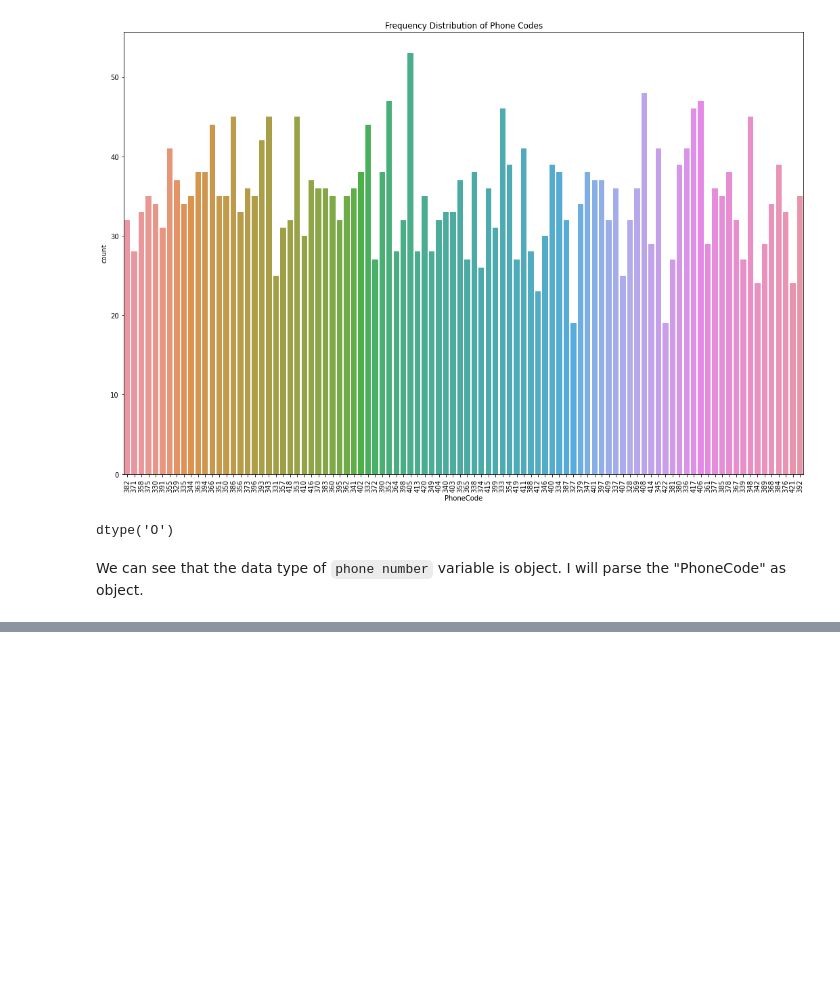
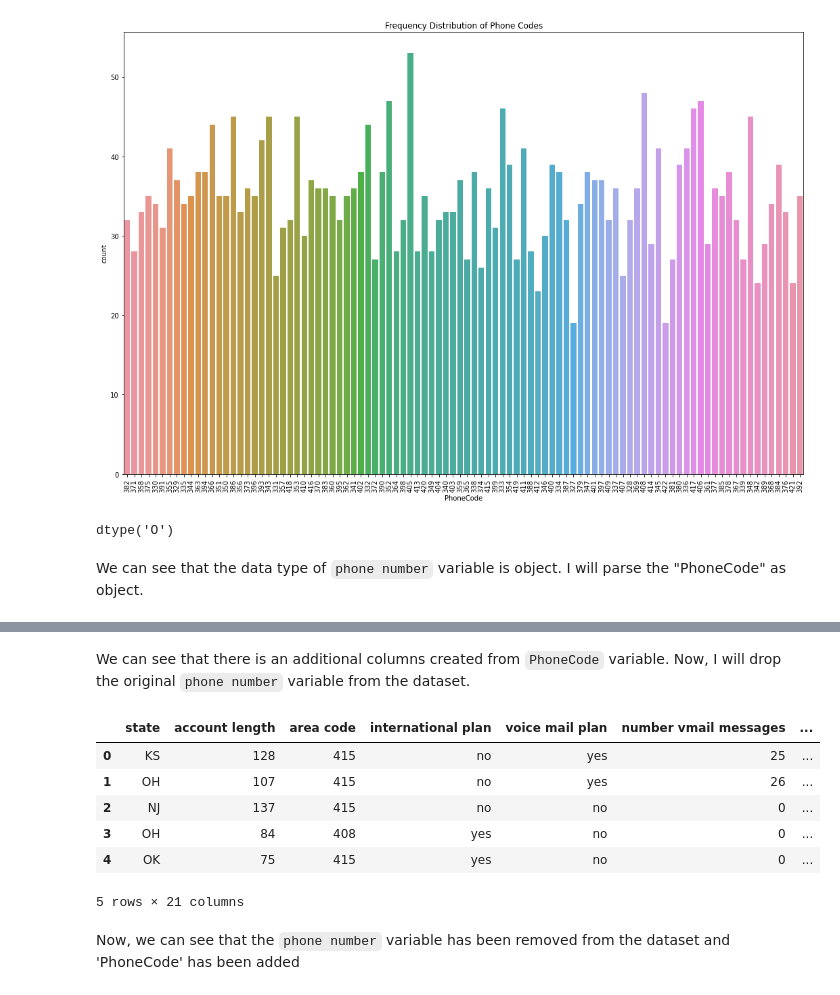
Before and after one commit to Collins-Opiyo/SyriaTelco_Collins_repo-, a Jupyter notebook: index.ipynb, the cells around one changed output, grey strips where cells are left out. Cells and saved outputs as stored; diff of their text form; code cells hidden in the pictures; blank space fills up the shorter version.

Commit message:
the phone number variable has been droped and phone code added

```diff
--- a/index.ipynb
+++ b/index.ipynb
@@ -339,0 +362,20 @@ df['PhoneCode'] = df['PhoneCode'].astype('object')
+# %% [markdown]
+We can see that there is an additional columns created from `PhoneCode` variable. Now, I will drop the original `phone number` variable from the dataset.
+# %%
+# drop the original 'phone number' variable
+
+df.drop('phone number', axis=1, inplace = True)
+# %%
+# preview the dataset again
+
+df.head()
+# %% [output]
+|  | state | account length | area code | international plan | voice mail plan | number vmail messages | ... |
+| 0 | KS | 128 | 415 | no | yes | 25 | ... |
+| 1 | OH | 107 | 415 | no | yes | 26 | ... |
+| 2 | NJ | 137 | 415 | no | no | 0 | ... |
+| 3 | OH | 84 | 408 | yes | no | 0 | ... |
+| 4 | OK | 75 | 415 | yes | no | 0 | ... |
+5 rows × 21 columns
+# %% [markdown]
+Now, we can see that the `phone number` variable has been removed from the dataset and 'PhoneCode' has been added
```
Also changed, not shown: parts of 1 cell of this notebook.
